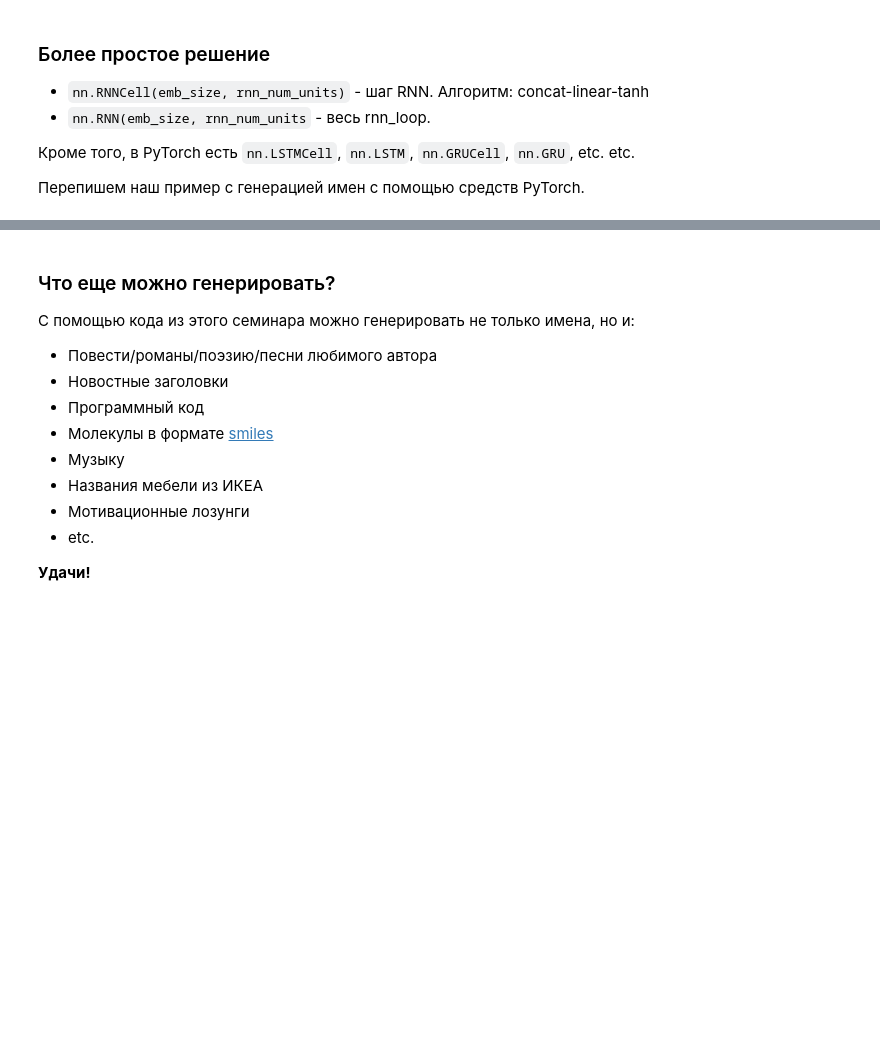
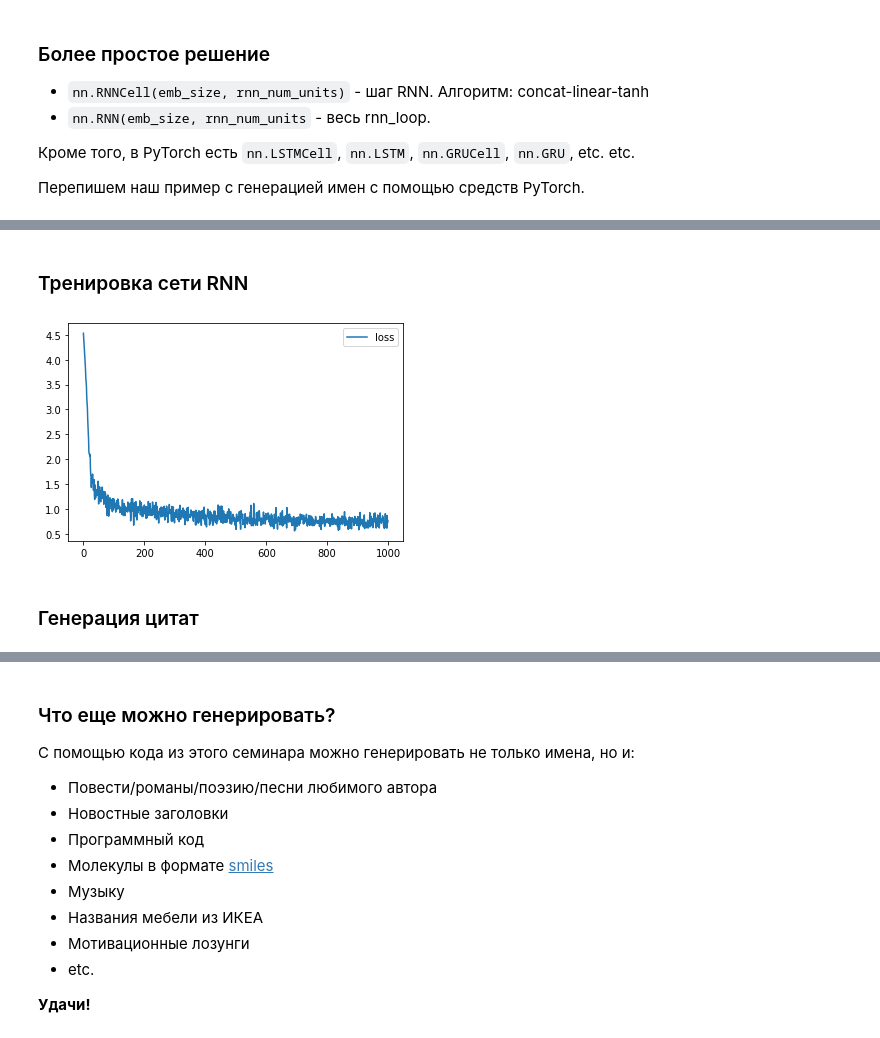
Before and after one commit to korab1ev/LanguageModeling, a Jupyter notebook: RNN-name-generator-samsung/RNN_name_generator.ipynb, the cells around one changed output, grey strips where cells are left out. Saved outputs shown, nothing was run; the diff lists cells and outputs as text; code cells hidden in the pictures; blank space fills up the shorter version.

```diff
--- a/RNN-name-generator-samsung/RNN_name_generator.ipynb
+++ b/RNN-name-generator-samsung/RNN_name_generator.ipynb
@@ -316,0 +448,4 @@ for _ in range(10):
+# %%
+# If we raise a temperature a little bit, the generated samples become more meaningless
+for i in range(10):
+    print(generate_sample(model, temperature=1.5))
@@ -316,0 +463,4 @@ for _ in range(10):
+# %%
+# With temperature = 5 we get sequences without any sense
+for i in range(10):
+    print(generate_sample(model, temperature=5))
@@ -331,0 +537,39 @@ num_tokens = len(tokens)
+# %% [markdown]
+### Тренировка сети RNN
+# %%
+model = BasicModel(num_tokens=len(tokens))
+opt = torch.optim.Adam(model.parameters())
+history = []
+# %%
+MAX_LENGTH = max(map(len, quotes))
+
+for i in range(1000):
+    quotes_ix = to_matrix(sample(quotes, 32), token_to_id, max_len=MAX_LENGTH)
+    quotes_ix = torch.tensor(quotes_ix, dtype=torch.int64)
+
+    logp_seq, _ = model(quotes_ix)
+
+    # compute loss
+    predictions_logp = logp_seq[:, :-1]
+    actual_next_tokens = quotes_ix[:, 1:]
+
+    loss = -torch.mean(torch.gather(predictions_logp, dim=2, index=actual_next_tokens[:,:,None]))   # minimizing cross-entropy (<=> maximizing log likelihood)
+
+    # train with backprop
+    loss.backward()
+    opt.step()
+    opt.zero_grad()
+
+    # visualizing training process
+    history.append(loss.data.numpy())
+    if (i + 1) % 100 == 0:
+        clear_output(True)
+        plt.plot(history,label='loss')
+        plt.legend()
+        plt.show()
+
+assert np.mean(history[:10]) > np.mean(history[-10:]), "RNN didn't converge."
+# %% [output]
+[figure, added]
+# %% [markdown]
+### Генерация цитат
```
Also changed, not shown: parts of 56 cells of this notebook.
